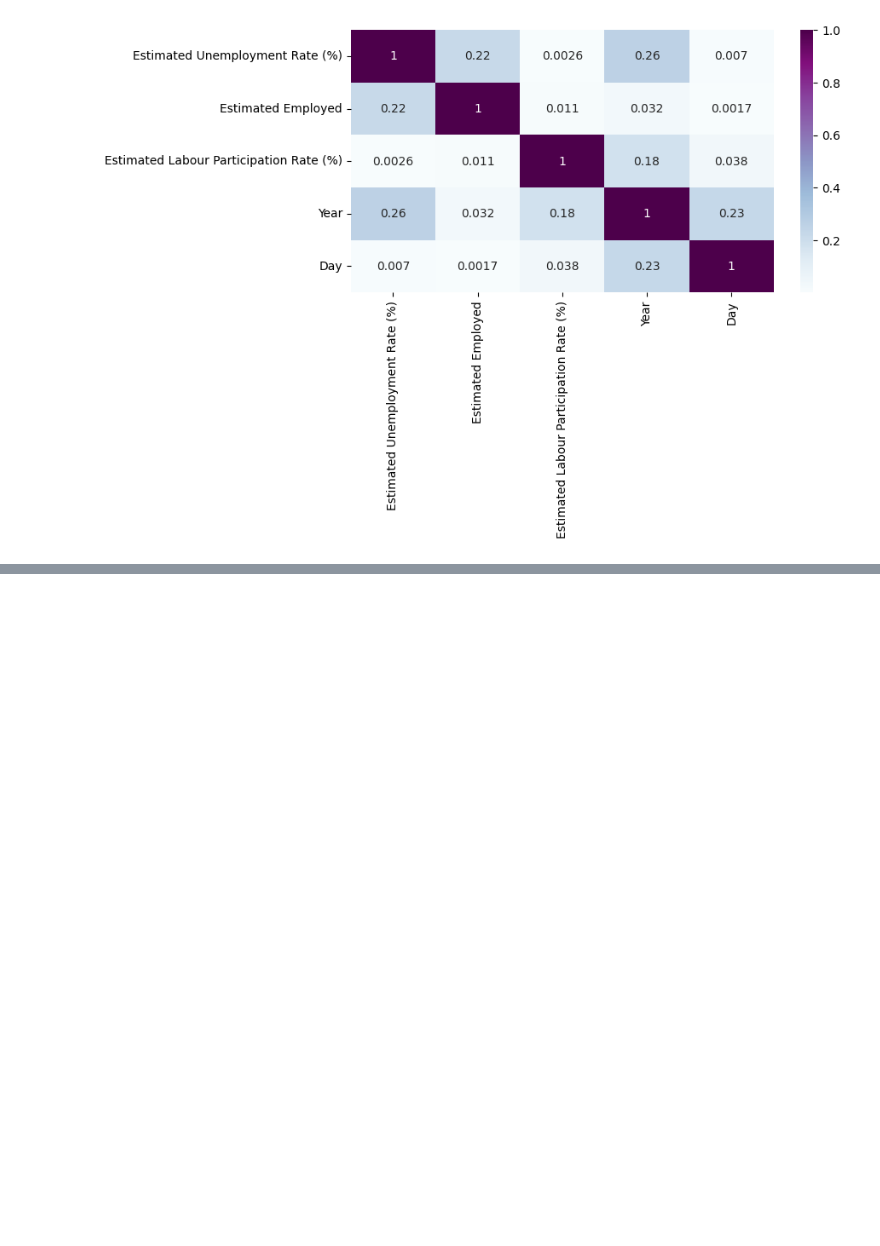
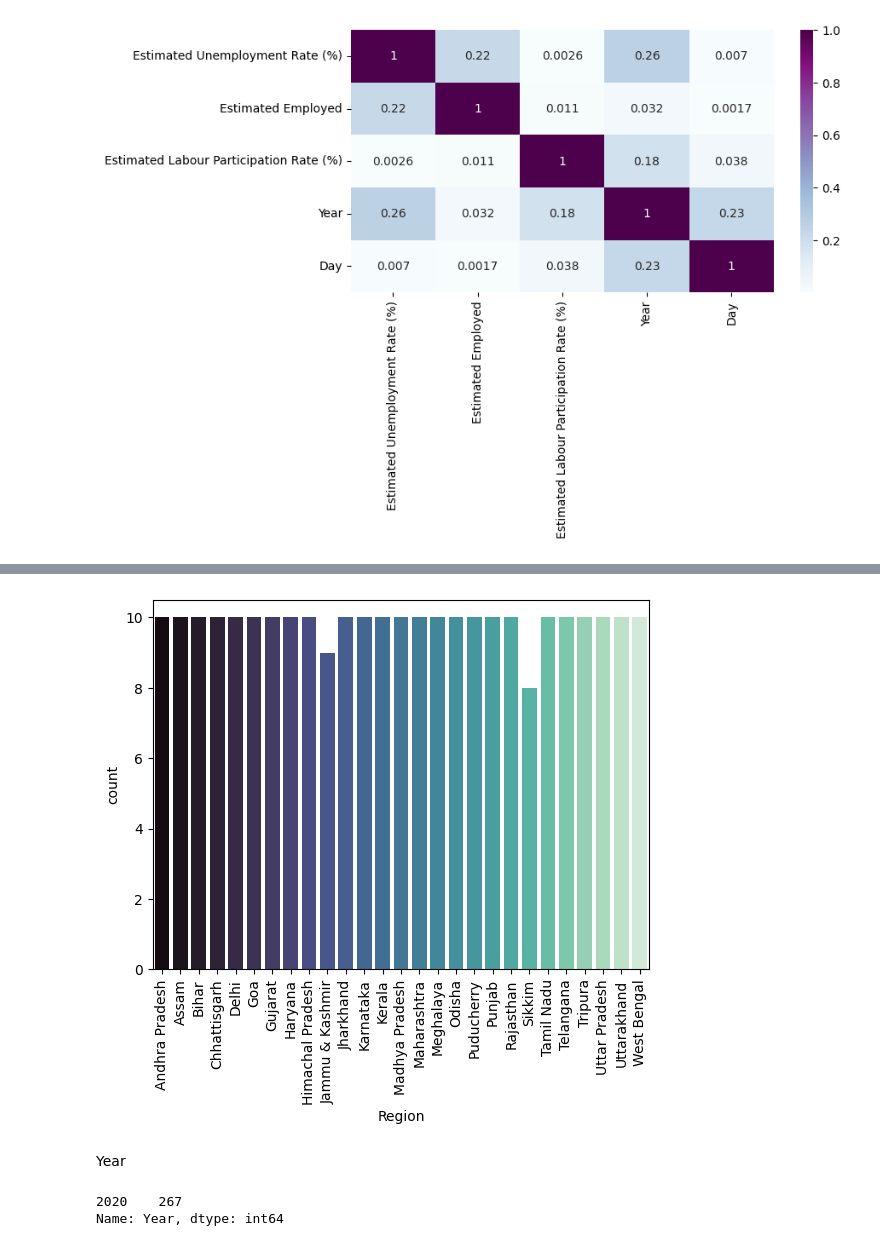
Before and after one commit to divyakedia/OIBSIP, a Jupyter notebook: Unemployment_Analysis.ipynb, the cells around one changed output, grey strips where cells are left out. Drawn from its saved outputs; the diff is of its cells as text; code cells hidden in the pictures; blank space fills up the shorter version.

Commit message:
Unemployment Analysis commit 3

```diff
--- a/Unemployment_Analysis.ipynb
+++ b/Unemployment_Analysis.ipynb
@@ -322,0 +443,2 @@ histo.show()
+# %%
+data_set2.dropna(axis=0,inplace=True)
@@ -322,0 +479,6 @@ histo.show()
+# %%
+data_set2.rename(columns={' Date':'Date',
+                         ' Frequency':'Frequency',
+                         ' Estimated Unemployment Rate (%)':'Estimated Unemployment Rate (%)',
+                        ' Estimated Employed':'Estimated Employed',
+                        ' Estimated Labour Participation Rate (%)':'Estimated Labour Participation Rate (%)'},inplace=True)
@@ -322,0 +492,5 @@ histo.show()
+# %%
+data_set2["Date"] = pd.to_datetime(data_set2["Date"])
+data_set2['Day'] = data_set2['Date'].dt.day
+data_set2['Month'] = data_set2['Date'].dt.month_name()
+data_set2['Year'] = data_set2['Date'].dt.year
@@ -322,0 +530,13 @@ histo.show()
+# %%
+sns.countplot(x=data_set2['Region'],palette="mako")
+plt.xticks(rotation=90)
+plt.show()
+# %% [output]
+[figure, added]
+# %% [markdown]
+Year
+# %%
+data_set2['Year'].value_counts()
+# %% [output]
+2020    267
+Name: Year, dtype: int64
```
Also changed, not shown: parts of 40 cells of this notebook.
